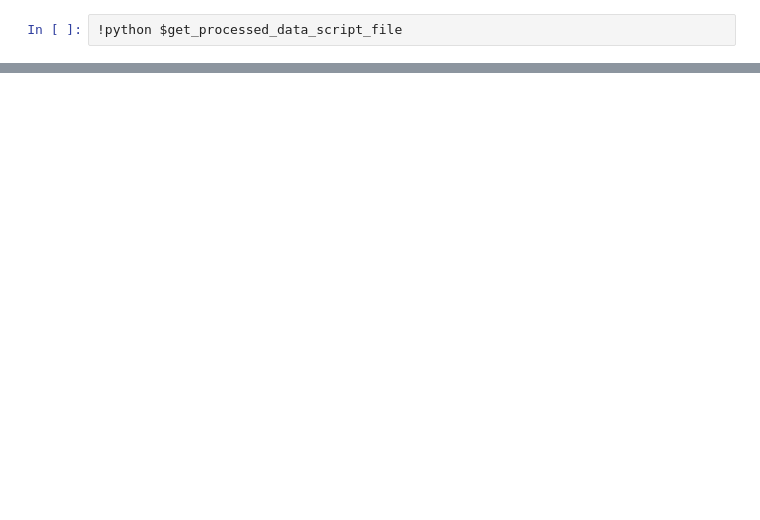
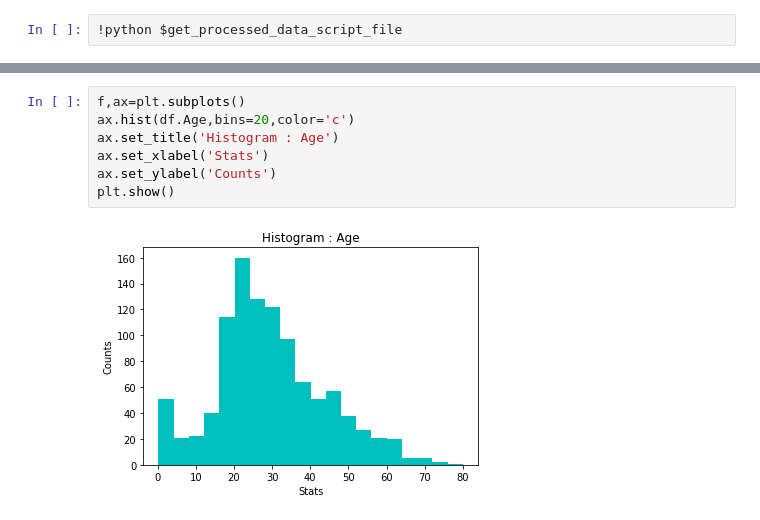
Before and after one commit to divakarsv/titanic, a Jupyter notebook: my first program.ipynb, the cells around one changed output, grey strips where cells are left out. Drawn from its saved outputs; the diff is of its cells as text; blank space fills up the shorter version.

```diff
--- a/my first program.ipynb
+++ b/my first program.ipynb
@@ -1322,0 +1244,9 @@ memory usage: 143.8 KB
+# %%
+f,ax=plt.subplots()
+ax.hist(df.Age,bins=20,color='c')
+ax.set_title('Histogram : Age')
+ax.set_xlabel('Stats')
+ax.set_ylabel('Counts')
+plt.show()
+# %% [output]
+[figure, added]
```
Also changed, not shown: parts of 22 cells of this notebook, 7 other files.
